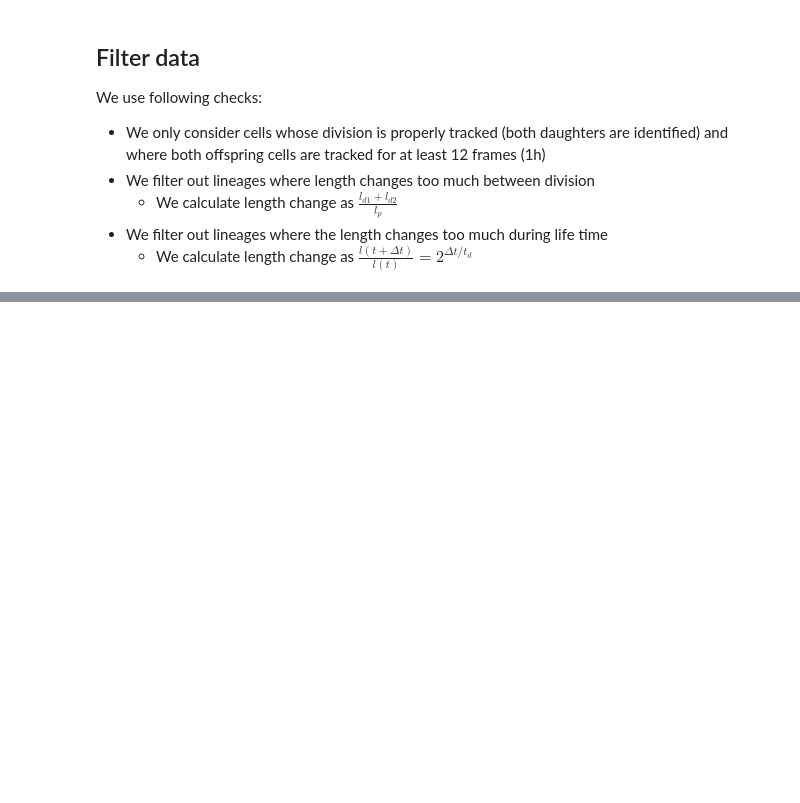
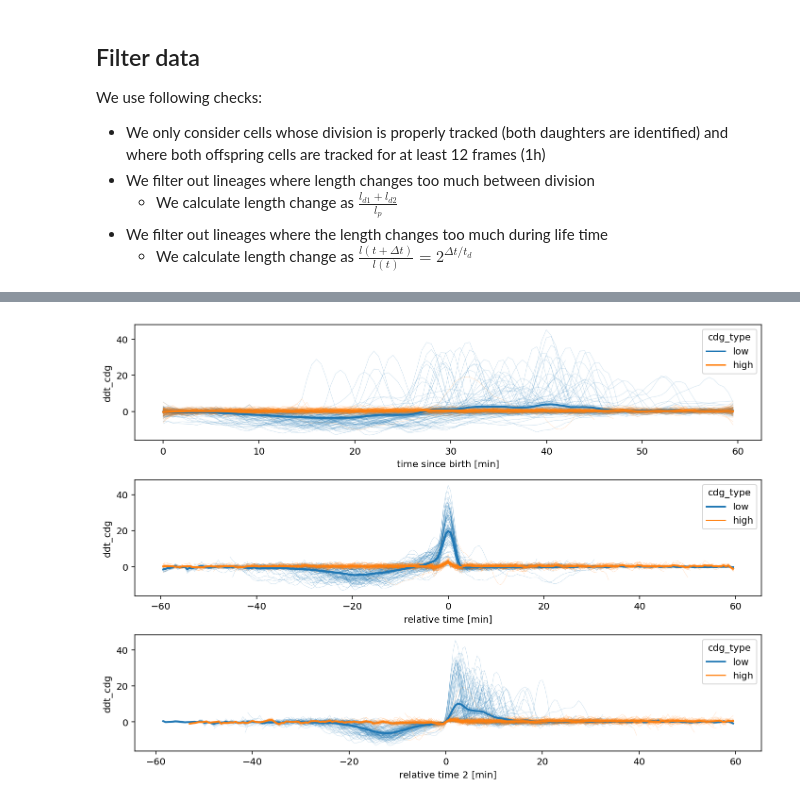
Before and after one commit to simonvanvliet/cdg_dynamics_caulobacter, a Jupyter notebook: 1_filter_data_Cc_Fast.ipynb, the cells around one changed output, grey strips where cells are left out. Cells and saved outputs as stored; diff of their text form; code cells hidden in the pictures; blank space fills up the shorter version.

```diff
--- a/1_filter_data_Cc_Fast.ipynb
+++ b/1_filter_data_Cc_Fast.ipynb
@@ -266,0 +326,16 @@ KeyboardInterrupt:
+# %%
+fig, axs = plt.subplots(3,1,figsize=(10,7))
+data_fig = df_filtered
+
+sns.lineplot(data=data_fig, x='time since birth [min]', y='ddt_cdg', hue='cdg_type', ax=axs[0], units='uni_id',estimator=None, lw=0.5, legend=False, alpha=0.2);
+sns.lineplot(data=data_fig, x='time since birth [min]', y='ddt_cdg', hue='cdg_type', ax=axs[0], lw=2);
+plt.tight_layout()
+
+sns.lineplot(data=data_fig, x='relative time [min]', y='ddt_cdg', hue='cdg_type', ax=axs[1], units='uni_id',estimator=None, lw=0.5, legend=False, alpha=0.2);
+sns.lineplot(data=data_fig, x='relative time [min]', y='ddt_cdg', hue='cdg_type', ax=axs[1], lw=2);
+
+sns.lineplot(data=data_fig, x='relative time 2 [min]', y='ddt_cdg', hue='cdg_type', ax=axs[2], units='uni_id',estimator=None, lw=0.5, legend=False, alpha=0.2);
+sns.lineplot(data=data_fig, x='relative time 2 [min]', y='ddt_cdg', hue='cdg_type', ax=axs[2], lw=2);
+plt.tight_layout()
+# %% [output]
+[figure, added]
```
Also changed, not shown: parts of 16 cells of this notebook, 4 other files.
